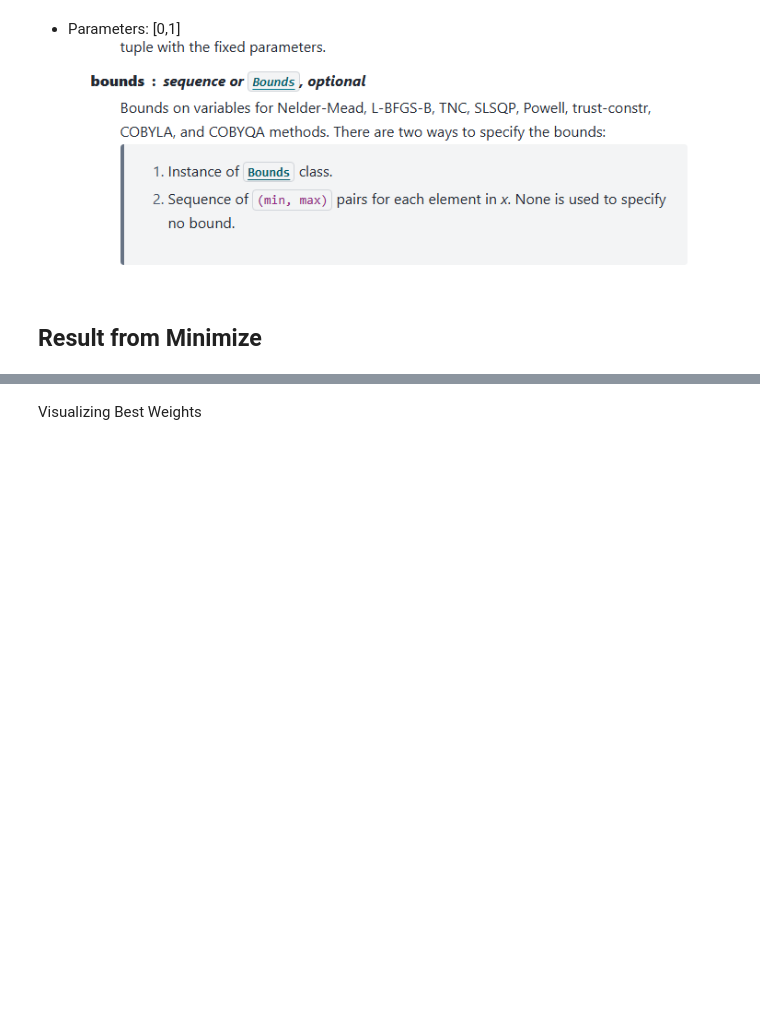
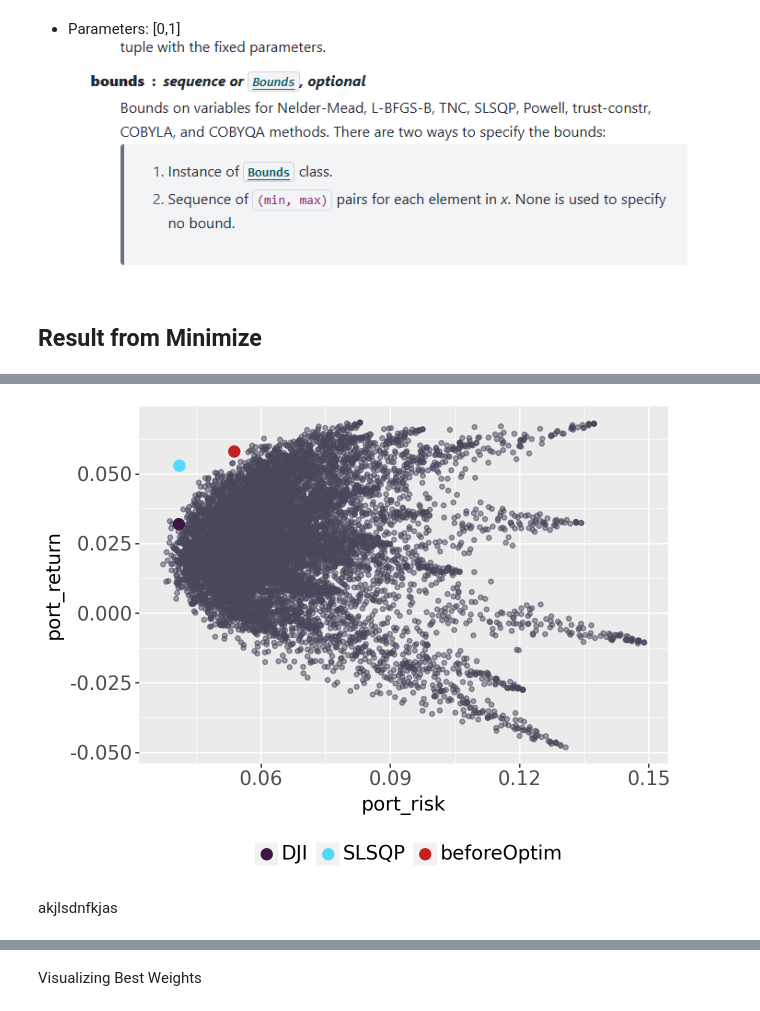
Before and after one commit to jorgelopez141/Markowitz-Optim-with-Time-Series-Foreacast, a Jupyter notebook: Markowitz/01_checkpoint_SharpeAndMinimize.ipynb, the cells around one changed output, grey strips where cells are left out. Saved outputs shown, nothing was run; the diff lists cells and outputs as text; code cells hidden in the pictures; blank space fills up the shorter version.

```diff
--- a/Markowitz/01_checkpoint_SharpeAndMinimize.ipynb
+++ b/Markowitz/01_checkpoint_SharpeAndMinimize.ipynb
@@ -117,0 +162,11 @@ Maximized Sharpe Ratio: 1.2881776792302428
+# %%
+mean_SLSQP = training_pct_change.dot(result.x).mean()*41
+sd_SLSQP = training_pct_change.dot(result.x).std()*np.sqrt(41)
+# %%
+df_small_SLSQP=pd.DataFrame({'x': [sd_SLSQP], 'y': [mean_SLSQP], 'port':['SLSQP']} )
+# %%
+beforeOptim=df_weights >> arrange(-_.sharpe) >> head(1) >> select(_.port_risk, _.port_return) >> rename(x = _.port_risk, y= _.port_return) >> mutate(port = 'beforeOptim')
+# %%
+df_small_DJI['port'] = ['DJI']
+
+port_groups_df=pd.concat([df_small_DJI, df_small_SLSQP,beforeOptim])
@@ -117,0 +176,12 @@ Maximized Sharpe Ratio: 1.2881776792302428
+# %%
+afterOptim1=df_weights >> ggplot() + geom_point(aes(x='port_risk', y = 'port_return'), alpha=0.5, color = '#49475B' ) + \
+geom_point(port_groups_df,aes(x='x',y='y', color='port'), size=4 ) + scale_color_manual(
+    name='\n',
+    values={'DJI': '#3C1742', 'SLSQP': '#53D8FB', 'beforeOptim': '#C42021'},
+    labels={'Lopez': 'Lopez', 'Stafford': 'Stafford', 'Uniform': 'Uniform'}
+)    + \
+    theme(text=element_text(family='sans-serif',size=14) ,legend_position= 'bottom')
+
+afterOptim1
+# %% [output]
+[figure, added]
@@ -117,0 +190,2 @@ Maximized Sharpe Ratio: 1.2881776792302428
+# %% [markdown]
+akjlsdnfkjas
```
Also changed, not shown: parts of 45 cells of this notebook, 12 other files.
